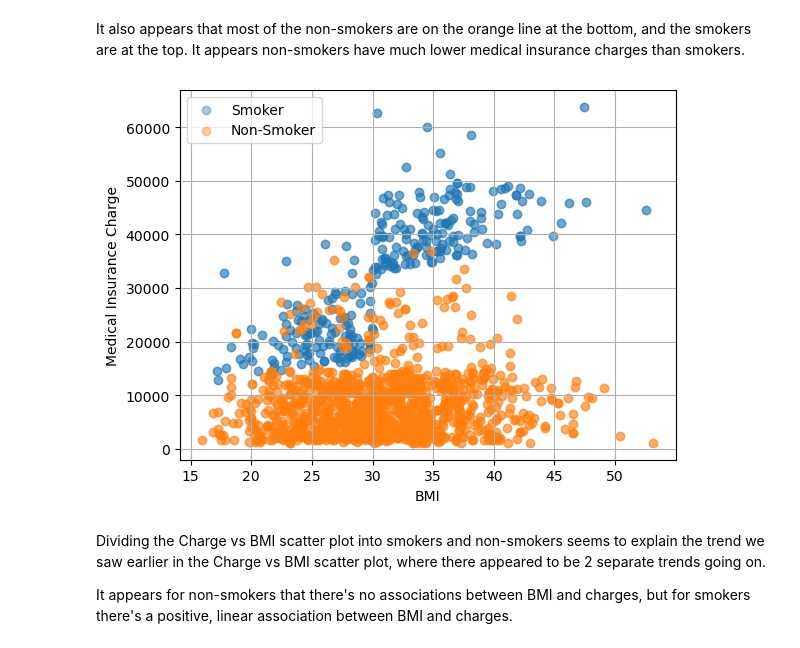
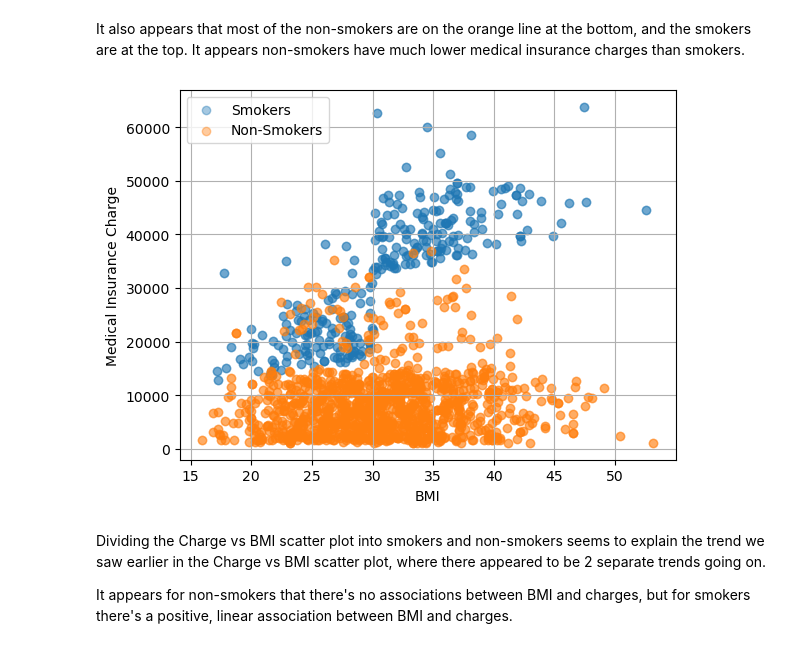
Before and after one commit to suchitbhayani/Medical-Insurance-Cost, a Jupyter notebook: Cost_Analysis.ipynb, the cells around one changed output. Cells and saved outputs as stored; diff of their text form; code cells hidden in the pictures.

```diff
--- a/Cost_Analysis.ipynb
+++ b/Cost_Analysis.ipynb
@@ -190,15 +190,15 @@ plt.show()
 # %% [markdown]
 It also appears that most of the non-smokers are on the orange line at the bottom, and the smokers are at the top. It appears non-smokers have much lower medical insurance charges than smokers.
 # %%
-plt.scatter(smokers['bmi'], smokers['charges'], label='Smoker', alpha=0.4)
-plt.scatter(non_smokers['bmi'], non_smokers['charges'], label='Non-Smoker', alpha=0.4)
+plt.scatter(smokers['bmi'], smokers['charges'], label='Smokers', alpha=0.4)
+plt.scatter(non_smokers['bmi'], non_smokers['charges'], label='Non-Smokers', alpha=0.4)
 plt.xlabel('BMI')
 plt.ylabel('Medical Insurance Charge')
 plt.grid()
 plt.legend()
 plt.show()
 # %% [output]
-[figure, old version]
+[figure, new version]
 # %% [markdown]
 Dividing the Charge vs BMI scatter plot into smokers and non-smokers seems to explain the trend we saw earlier in the Charge vs BMI scatter plot, where there appeared to be 2 separate trends going on.
 
```
Also changed, not shown: parts of 1 cell of this notebook.
